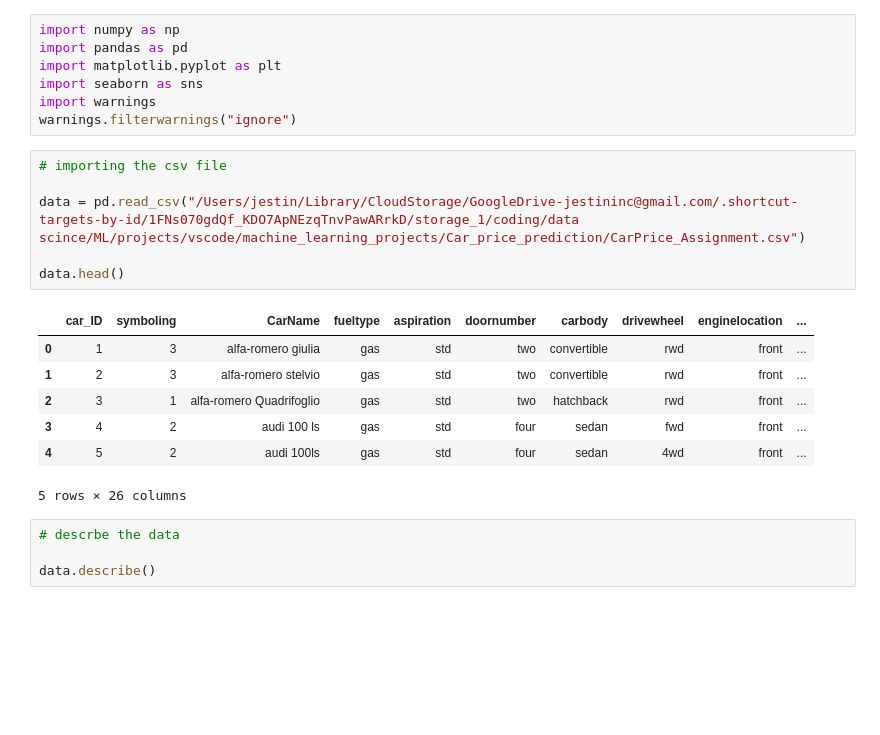
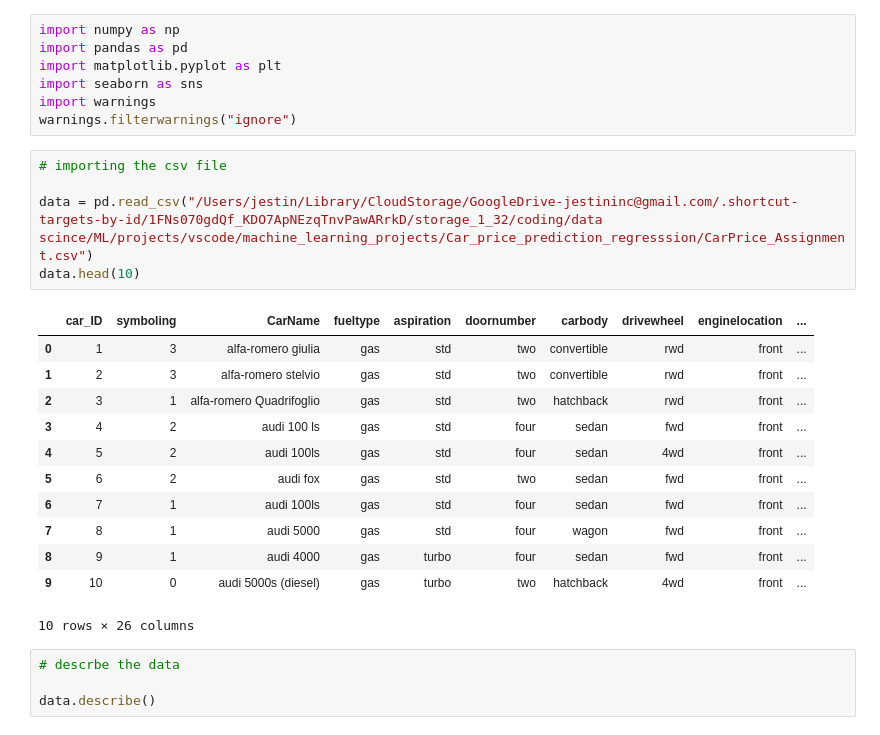
Before and after one commit to Jestin-357/Car_price_prediction_regresssion, a Jupyter notebook: Prediction.ipynb, the cells around one changed output. Cells and saved outputs as stored; diff of their text form; blank space fills up the shorter version.

```diff
--- a/Prediction.ipynb
+++ b/Prediction.ipynb
@@ -10,17 +10,21 @@ warnings.filterwarnings("ignore")
 # %%
 # importing the csv file
 
-data = pd.read_csv("/Users/jestin/Library/CloudStorage/GoogleDrive-jestininc@gmail.com/.shortcut-targets-by-id/1FNs070gdQf_KDO7ApNEzqTnvPawARrkD/storage_1/coding/data scince/ML/projects/vscode/machine_learning_projects/Car_price_prediction/CarPrice_Assignment.csv")
-
-data.head()
+data = pd.read_csv("/Users/jestin/Library/CloudStorage/GoogleDrive-jestininc@gmail.com/.shortcut-targets-by-id/1FNs070gdQf_KDO7ApNEzqTnvPawARrkD/storage_1_32/coding/data scince/ML/projects/vscode/machine_learning_projects/Car_price_prediction_regresssion/CarPrice_Assignment.csv")
+data.head(10)
 # %% [output]
 |  | car_ID | symboling | CarName | fueltype | aspiration | doornumber | carbody | drivewheel | enginelocation | ... |
 | 0 | 1 | 3 | alfa-romero giulia | gas | std | two | convertible | rwd | front | ... |
 | 1 | 2 | 3 | alfa-romero stelvio | gas | std | two | convertible | rwd | front | ... |
 | 2 | 3 | 1 | alfa-romero Quadrifoglio | gas | std | two | hatchback | rwd | front | ... |
 | 3 | 4 | 2 | audi 100 ls | gas | std | four | sedan | fwd | front | ... |
 | 4 | 5 | 2 | audi 100ls | gas | std | four | sedan | 4wd | front | ... |
+| 5 | 6 | 2 | audi fox | gas | std | two | sedan | fwd | front | ... |
+| 6 | 7 | 1 | audi 100ls | gas | std | four | sedan | fwd | front | ... |
+| 7 | 8 | 1 | audi 5000 | gas | std | four | wagon | fwd | front | ... |
+| 8 | 9 | 1 | audi 4000 | gas | turbo | four | sedan | fwd | front | ... |
+| 9 | 10 | 0 | audi 5000s (diesel) | gas | turbo | two | hatchback | 4wd | front | ... |
-5 rows × 26 columns
+10 rows × 26 columns
 # %%
 # descrbe the data
 
```
Also changed, not shown: parts of 41 cells of this notebook, 1 other file.
